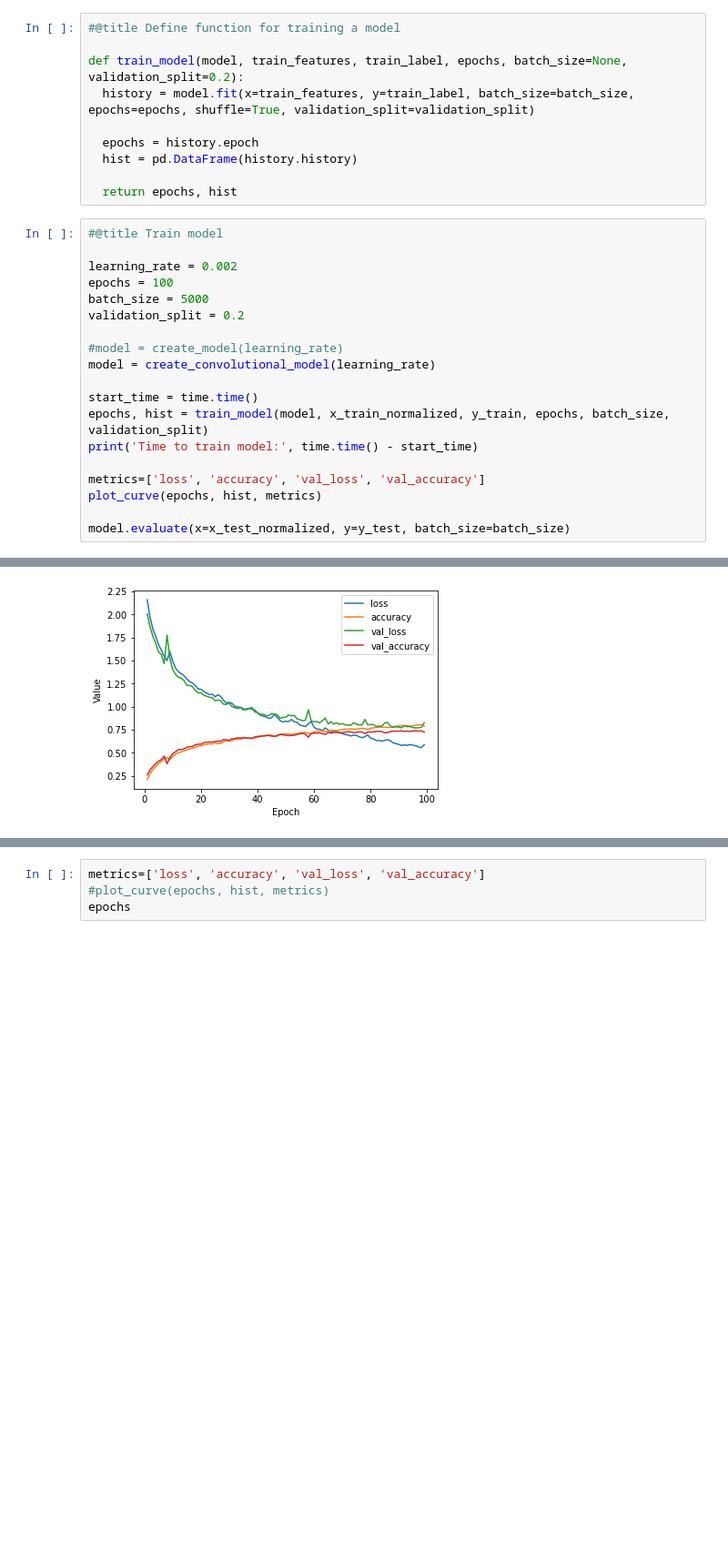
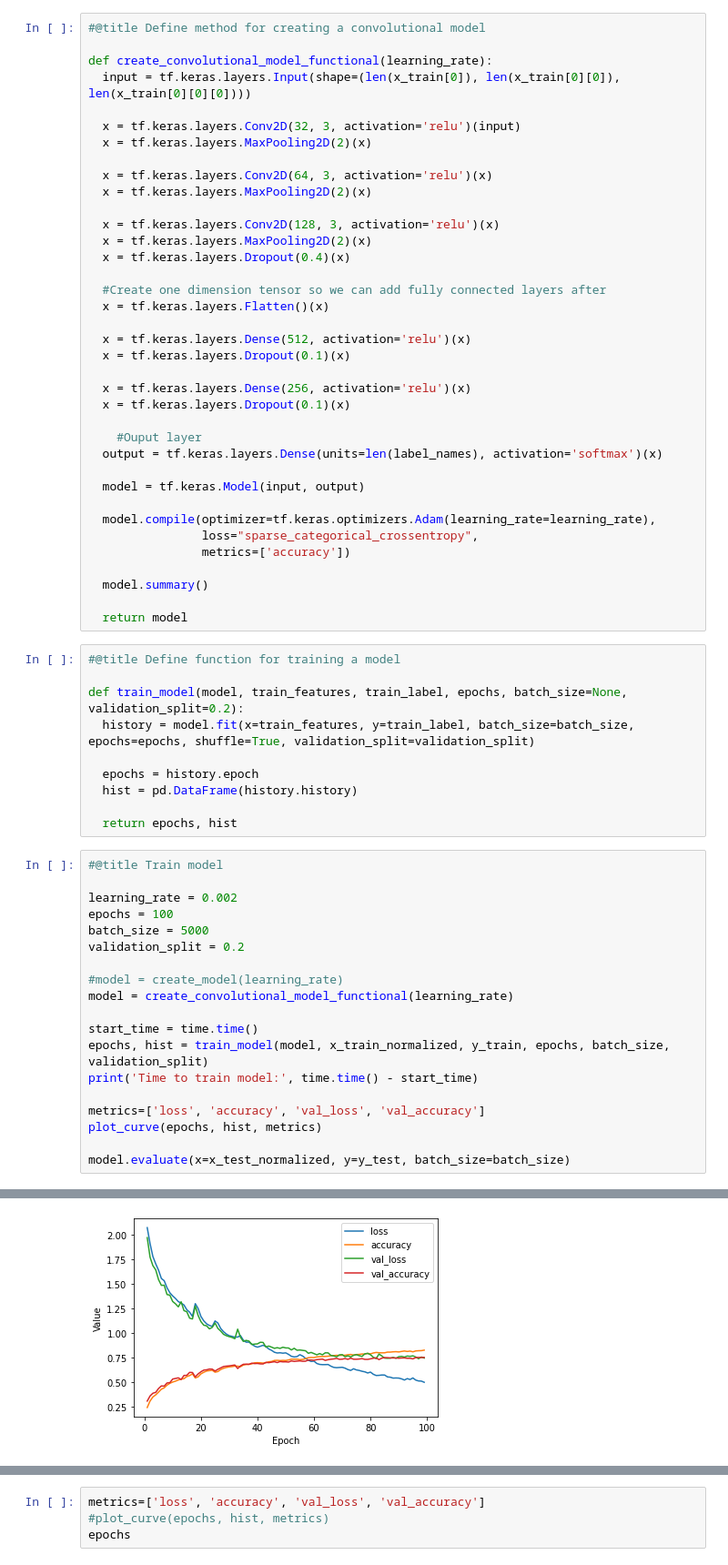
Before and after one commit to Jake-Baum/ml-mono, a Jupyter notebook: image_classification.ipynb, the cells around one changed output, grey strips where cells are left out. Shown: that part at 91% size. Cells and saved outputs as stored; diff of their text form; blank space fills up the shorter version.

Commit message:
Fixed create_convolutional_model_functional

```diff
--- a/image_classification.ipynb
+++ b/image_classification.ipynb
@@ -83,3 +120,40 @@ def create_model(learning_rate):
+# %%
+#@title Define method for creating a convolutional model
+
+def create_convolutional_model_functional(learning_rate):
+  input = tf.keras.layers.Input(shape=(len(x_train[0]), len(x_train[0][0]), len(x_train[0][0][0])))
+
+  x = tf.keras.layers.Conv2D(32, 3, activation='relu')(input)
+  x = tf.keras.layers.MaxPooling2D(2)(x)
+
+  x = tf.keras.layers.Conv2D(64, 3, activation='relu')(x)
+  x = tf.keras.layers.MaxPooling2D(2)(x)
+
+  x = tf.keras.layers.Conv2D(128, 3, activation='relu')(x)
+  x = tf.keras.layers.MaxPooling2D(2)(x)
+  x = tf.keras.layers.Dropout(0.4)(x)
+
+  #Create one dimension tensor so we can add fully connected layers after
+  x = tf.keras.layers.Flatten()(x)
+
+  x = tf.keras.layers.Dense(512, activation='relu')(x)
+  x = tf.keras.layers.Dropout(0.1)(x)
+
+  x = tf.keras.layers.Dense(256, activation='relu')(x)
+  x = tf.keras.layers.Dropout(0.1)(x)
+
+    #Ouput layer
+  output = tf.keras.layers.Dense(units=len(label_names), activation='softmax')(x)
+
+  model = tf.keras.Model(input, output)
+
+  model.compile(optimizer=tf.keras.optimizers.Adam(learning_rate=learning_rate),
+                loss="sparse_categorical_crossentropy",
+                metrics=['accuracy'])
+
+  model.summary()
+
+  return model
 # %%
 #@title Define function for training a model
 
@@ -99,7 +173,7 @@ batch_size = 5000
 validation_split = 0.2
 
 #model = create_model(learning_rate)
-model = create_convolutional_model(learning_rate)
+model = create_convolutional_model_functional(learning_rate)
 
 start_time = time.time()
 epochs, hist = train_model(model, x_train_normalized, y_train, epochs, batch_size, validation_split)
@@ -131,4 +205,4 @@ Time to train model: 203.30392694473267
-[figure, old version]
+[figure, new version]
 # %% [markdown]
 | Structure | Learning rate | Batch size | Epochs | Validation split | Validation loss | Validation accuracy | Test loss | Test accuracy | Training Time | Comments |
 |-----------|---------------|------------|--------|------------------|---------------|-------------------|-----------|---------------|---------------|----------|
```
Also changed, not shown: parts of 6 cells of this notebook.
